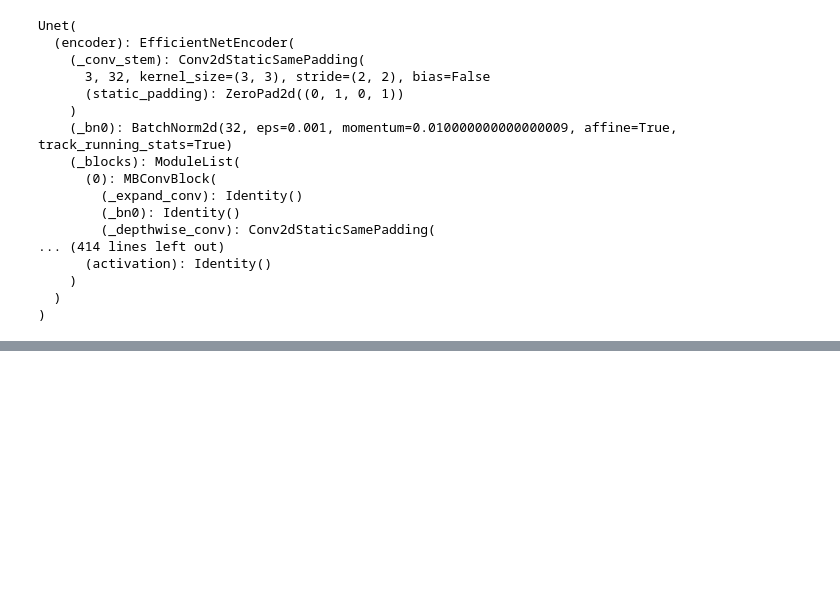
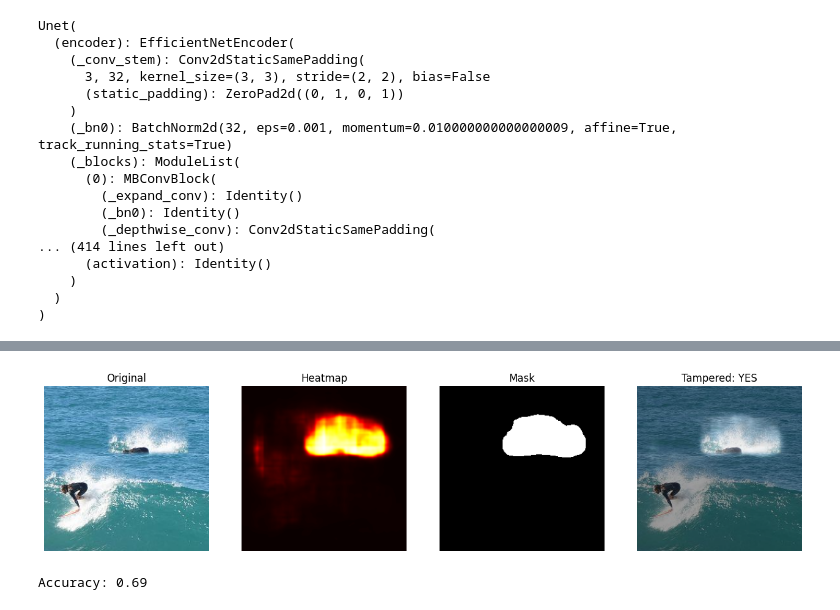
Before and after one commit to Manijitya30/HackByte4.0, a Jupyter notebook: ImageAuthentication/ImageTamperingModule/Experiments/index.ipynb, the cells around one changed output, grey strips where cells are left out. Saved outputs shown, nothing was run; the diff lists cells and outputs as text; code cells hidden in the pictures; blank space fills up the shorter version.

```diff
--- a/ImageAuthentication/ImageTamperingModule/Experiments/index.ipynb
+++ b/ImageAuthentication/ImageTamperingModule/Experiments/index.ipynb
@@ -43,13 +65,13 @@ class TamperingDataset(Dataset):
         return image, mask
 # %%
 train_dataset = TamperingDataset(
-    "../dataset/train/images",
-    "../dataset/train/masks"
+    "../dataset_small/train/images",
+    "../dataset_small/train/masks"
 )
 
 val_dataset = TamperingDataset(
     "../dataset/val/images",
-    "dataset/val/masks"
+    "../dataset/val/masks"
 )
 
 train_loader = DataLoader(train_dataset, batch_size=8, shuffle=True)
@@ -101,7 +123,7 @@ def loss_fn(pred, target):
 
 optimizer = torch.optim.Adam(model.parameters(), lr=1e-4)
 # %%
-EPOCHS = 5
+EPOCHS = 3
 best_val_loss = float("inf")
 
 for epoch in range(EPOCHS):
@@ -152,0 +298,37 @@ del masks
+# %%
+import matplotlib.pyplot as plt
+
+def show_result(image_path):
+    original, heatmap, mask, tampered = detect_tampering(image_path)
+
+    # Overlay
+    overlay = original.copy()
+    overlay = (overlay * 0.6 + (heatmap[..., None]*255) * 0.4).astype(np.uint8)
+
+    plt.figure(figsize=(16,5))
+
+    plt.subplot(1,4,1)
+    plt.title("Original")
+    plt.imshow(original)
+    plt.axis("off")
+
+    plt.subplot(1,4,2)
+    plt.title("Heatmap")
+    plt.imshow(heatmap, cmap='hot')
+    plt.axis("off")
+
+    plt.subplot(1,4,3)
+    plt.title("Mask")
+    plt.imshow(mask, cmap='gray')
+    plt.axis("off")
+
+    plt.subplot(1,4,4)
+    plt.title(f"Tampered: {tampered}")
+    plt.imshow(overlay)
+    plt.axis("off")
+
+    plt.show()
+# %%
+show_result("../dataset/val/images/COCO_DF_C100B00000_00400108.jpg")
+# %% [output]
+[figure, added]
@@ -152,0 +345,25 @@ del masks
+# %%
+import pandas as pd
+
+labels = pd.read_csv("../dataset/test/columbia/labels.csv")
+test_dir = "../dataset/test/columbia/images"
+
+correct = 0
+total = 0
+
+for _, row in labels.iterrows():
+    img_path = os.path.join(test_dir, row["filename"])
+    true_label = row["label"]
+
+    _, heatmap, _, _ = detect_tampering(img_path)
+
+    pred_label = predict_label(heatmap)
+
+    if pred_label == true_label:
+        correct += 1
+
+    total += 1
+
+print(f"Accuracy: {correct/total:.2f}")
+# %% [output]
+Accuracy: 0.69
```
Also changed, not shown: parts of 12 cells of this notebook, 13 other files.
